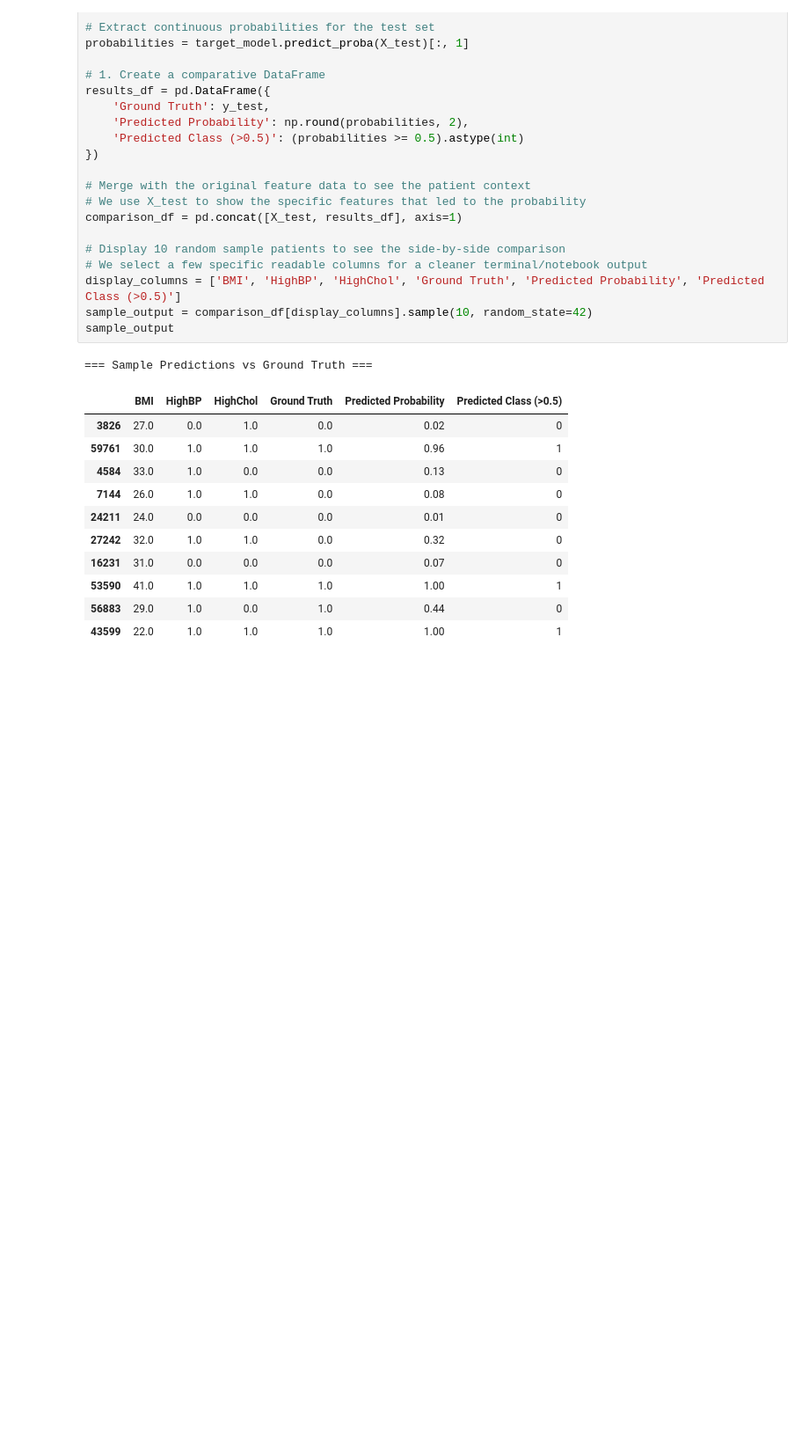
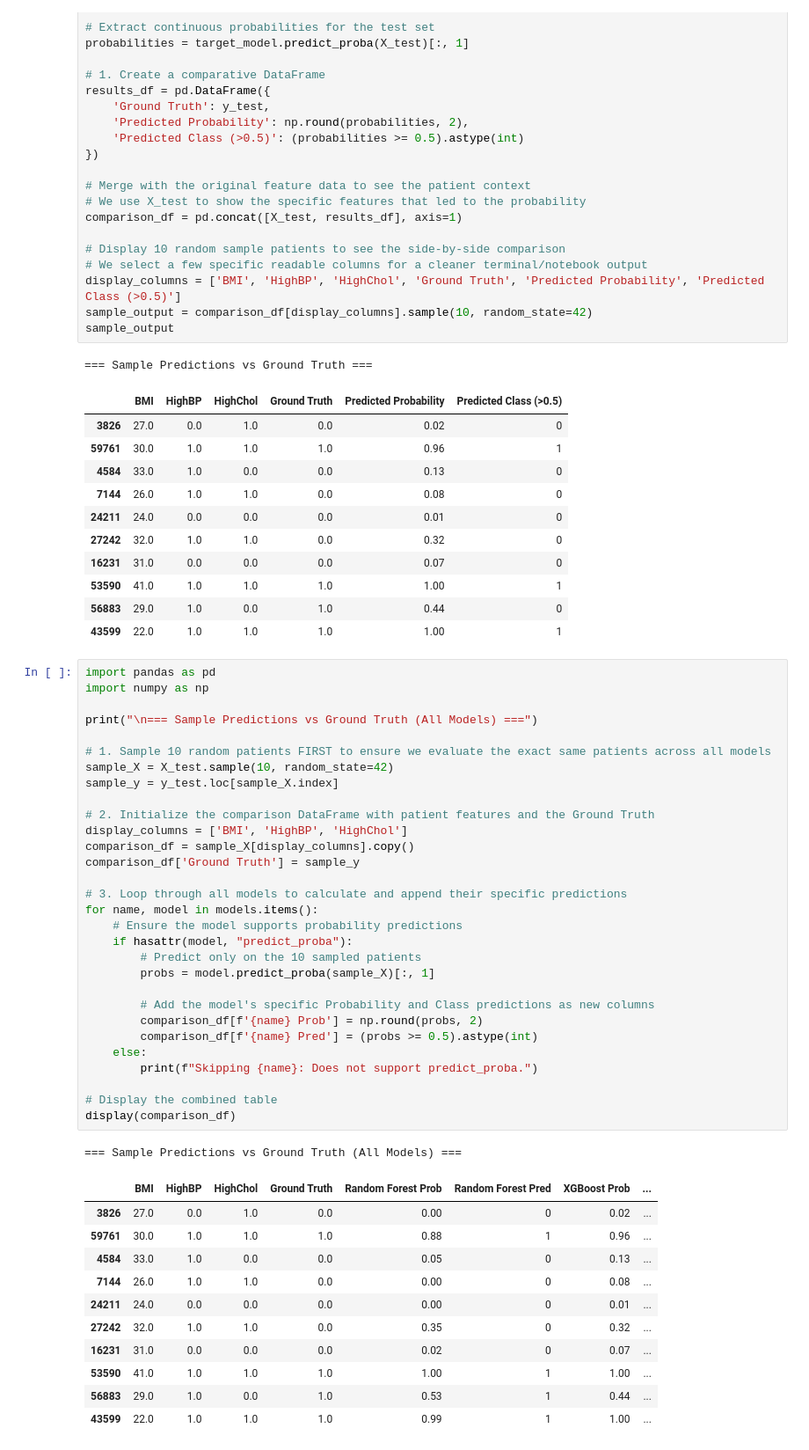
Before and after one commit to degeaja/tao-healthcare-showcase, a Jupyter notebook: laboratory_diagnostic_prediction.ipynb, the cells around one changed output. Shown at 88% size. Cells and saved outputs as stored; diff of their text form; blank space fills up the shorter version.

```diff
--- a/laboratory_diagnostic_prediction.ipynb
+++ b/laboratory_diagnostic_prediction.ipynb
@@ -307,3 +385,46 @@ sample_output
 | 53590 | 41.0 | 1.0 | 1.0 | 1.0 | 1.00 | 1 |
 | 56883 | 29.0 | 1.0 | 0.0 | 1.0 | 0.44 | 0 |
 | 43599 | 22.0 | 1.0 | 1.0 | 1.0 | 1.00 | 1 |
+# %%
+import pandas as pd
+import numpy as np
+
+print("\n=== Sample Predictions vs Ground Truth (All Models) ===")
+
+# 1. Sample 10 random patients FIRST to ensure we evaluate the exact same patients across all models
+sample_X = X_test.sample(10, random_state=42)
+sample_y = y_test.loc[sample_X.index]
+
+# 2. Initialize the comparison DataFrame with patient features and the Ground Truth
+display_columns = ['BMI', 'HighBP', 'HighChol']
+comparison_df = sample_X[display_columns].copy()
+comparison_df['Ground Truth'] = sample_y
+
+# 3. Loop through all models to calculate and append their specific predictions
+for name, model in models.items():
+    # Ensure the model supports probability predictions
+    if hasattr(model, "predict_proba"):
+        # Predict only on the 10 sampled patients
+        probs = model.predict_proba(sample_X)[:, 1]
+
+        # Add the model's specific Probability and Class predictions as new columns
+        comparison_df[f'{name} Prob'] = np.round(probs, 2)
+        comparison_df[f'{name} Pred'] = (probs >= 0.5).astype(int)
+    else:
+        print(f"Skipping {name}: Does not support predict_proba.")
+
+# Display the combined table
+display(comparison_df)
+# %% [output]
+=== Sample Predictions vs Ground Truth (All Models) ===
+|  | BMI | HighBP | HighChol | Ground Truth | Random Forest Prob | Random Forest Pred | XGBoost Prob | ... |
+| 3826 | 27.0 | 0.0 | 1.0 | 0.0 | 0.00 | 0 | 0.02 | ... |
+| 59761 | 30.0 | 1.0 | 1.0 | 1.0 | 0.88 | 1 | 0.96 | ... |
+| 4584 | 33.0 | 1.0 | 0.0 | 0.0 | 0.05 | 0 | 0.13 | ... |
+| 7144 | 26.0 | 1.0 | 1.0 | 0.0 | 0.00 | 0 | 0.08 | ... |
+| 24211 | 24.0 | 0.0 | 0.0 | 0.0 | 0.00 | 0 | 0.01 | ... |
+| 27242 | 32.0 | 1.0 | 1.0 | 0.0 | 0.35 | 0 | 0.32 | ... |
+| 16231 | 31.0 | 0.0 | 0.0 | 0.0 | 0.02 | 0 | 0.07 | ... |
+| 53590 | 41.0 | 1.0 | 1.0 | 1.0 | 1.00 | 1 | 1.00 | ... |
+| 56883 | 29.0 | 1.0 | 0.0 | 1.0 | 0.53 | 1 | 0.44 | ... |
+| 43599 | 22.0 | 1.0 | 1.0 | 1.0 | 0.99 | 1 | 1.00 | ... |
```
Also changed, not shown: parts of 5 cells of this notebook.
